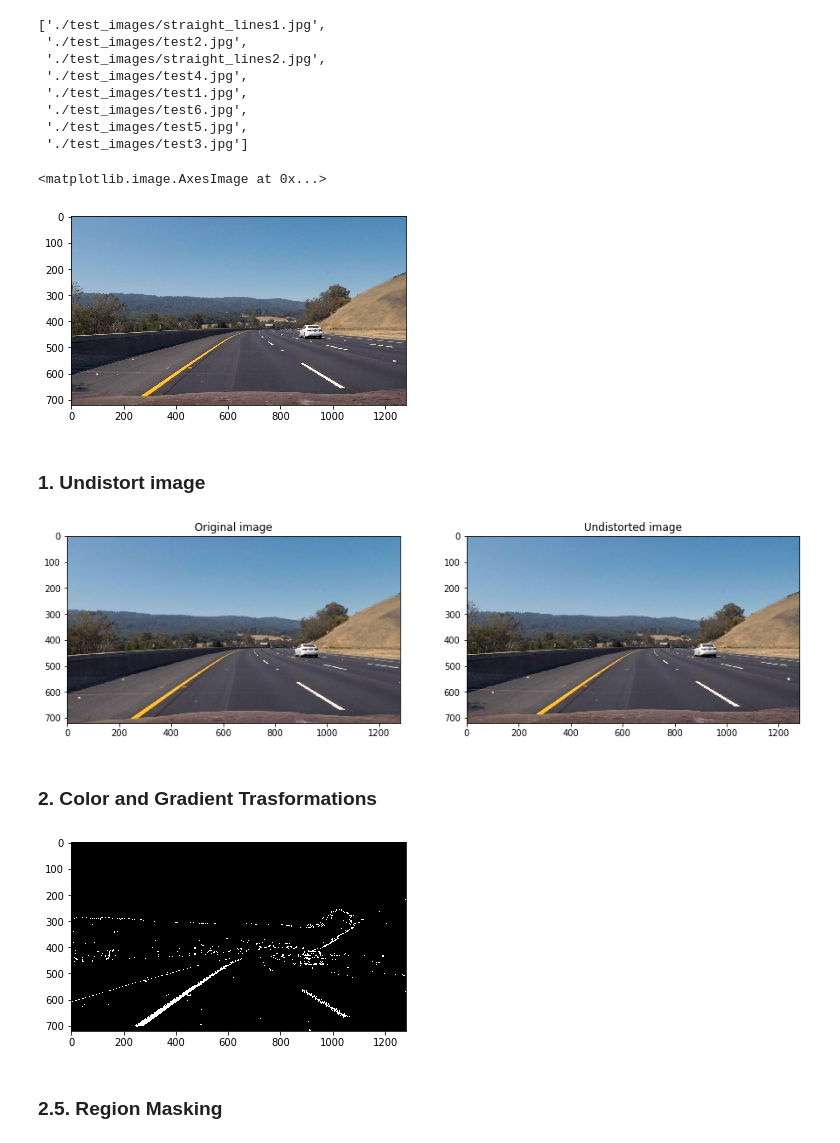
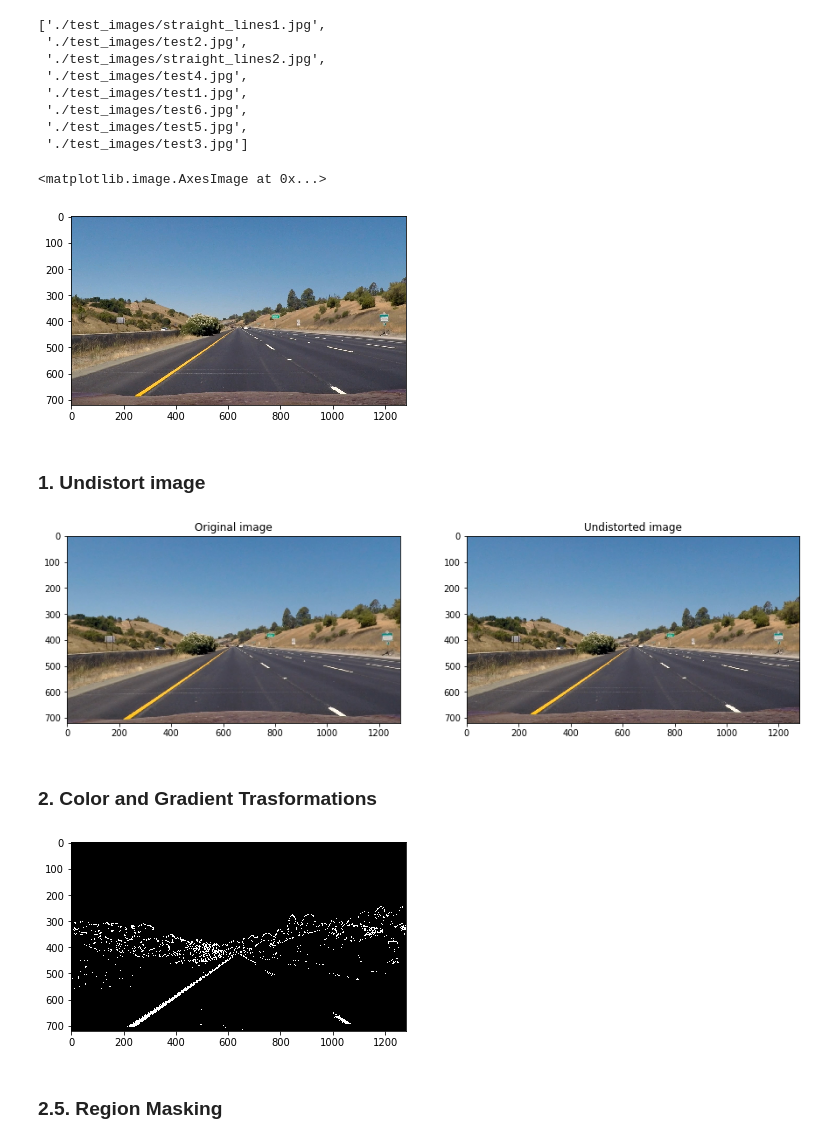
Before and after one commit to fratullii/Udacity_Advanced-Lane-Finding, a Jupyter notebook: function_testing.ipynb, the cells around one changed output. Cells and saved outputs as stored; diff of their text form; code cells hidden in the pictures.

```diff
--- a/function_testing.ipynb
+++ b/function_testing.ipynb
@@ -31,11 +31,11 @@ images
  './test_images/test5.jpg',
  './test_images/test3.jpg']
 # %%
-sample_img = mpimg.imread(images[7])
+sample_img = mpimg.imread(images[0])
 plt.imshow(sample_img)
 # %% [output]
 <matplotlib.image.AxesImage at 0x...>
-[figure, old version]
+[figure, new version]
 # %% [markdown]
 ### 1. Undistort image
 # %%
@@ -51,7 +51,7 @@ axs[1].imshow(sample_img)
 axs[1].set_title("Undistorted image")
 plt.show()
 # %% [output]
-[figure, old version]
+[figure, new version]
 # %% [markdown]
 ### 2. Color and Gradient Trasformations
 # %%
@@ -186,6 +186,6 @@ combi = color_gradient_transform(undist_img, filter_params, comb_function)
 plt.imshow(combi, cmap='gray')
 plt.show()
 # %% [output]
-[figure, old version]
+[figure, new version]
 # %% [markdown]
 ### 2.5. Region Masking
```
Also changed, not shown: parts of 34 cells of this notebook, 3 other files.
